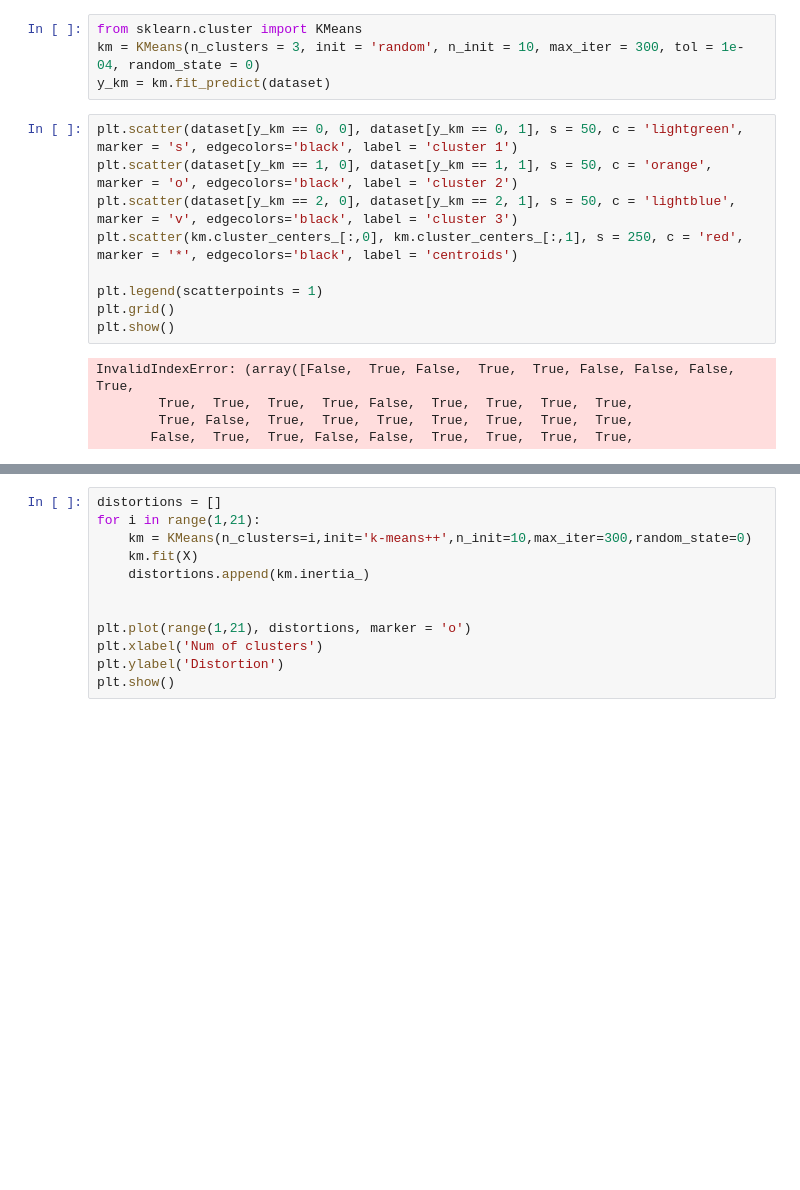
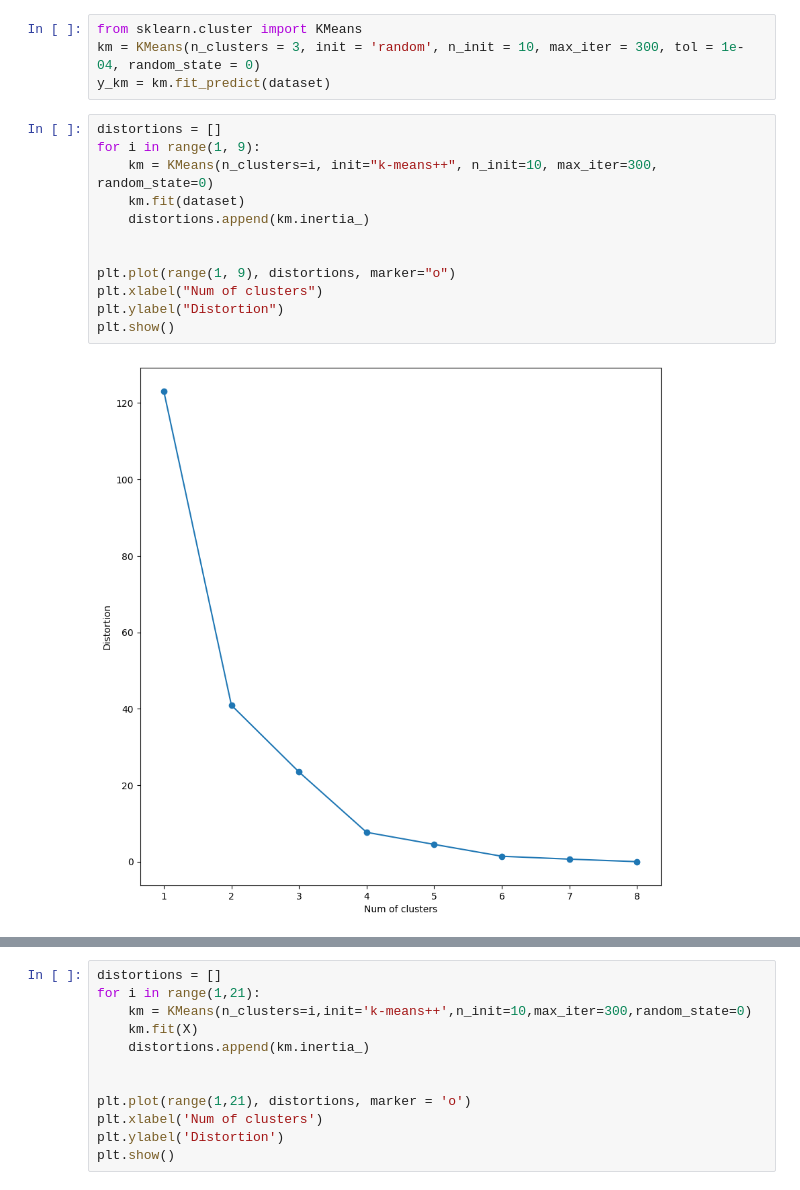
Before and after one commit to luigill/tcc-cluster, a Jupyter notebook: source/cluster-words-alfaba.ipynb, the cells around one changed output, grey strips where cells are left out. Drawn from its saved outputs; the diff is of its cells as text; blank space fills up the shorter version.

```diff
--- a/source/cluster-words-alfaba.ipynb
+++ b/source/cluster-words-alfaba.ipynb
@@ -43,17 +52,17 @@ plt.show()
 from sklearn.cluster import KMeans
 km = KMeans(n_clusters = 3, init = 'random', n_init = 10, max_iter = 300, tol = 1e-04, random_state = 0)
 y_km = km.fit_predict(dataset)
-# %%
-plt.scatter(dataset[y_km == 0, 0], dataset[y_km == 0, 1], s = 50, c = 'lightgreen', marker = 's', edgecolors='black', label = 'cluster 1')
-plt.scatter(dataset[y_km == 1, 0], dataset[y_km == 1, 1], s = 50, c = 'orange', marker = 'o', edgecolors='black', label = 'cluster 2')
-plt.scatter(dataset[y_km == 2, 0], dataset[y_km == 2, 1], s = 50, c = 'lightblue', marker = 'v', edgecolors='black', label = 'cluster 3')
-plt.scatter(km.cluster_centers_[:,0], km.cluster_centers_[:,1], s = 250, c = 'red', marker = '*', edgecolors='black', label = 'centroids')
-
-plt.legend(scatterpoints = 1)
-plt.grid()
-plt.show()
-# %% [output]
-InvalidIndexError: (array([False,  True, False,  True,  True, False, False, False,  True,
-        True,  True,  True,  True, False,  True,  True,  True,  True,
-        True, False,  True,  True,  True,  True,  True,  True,  True,
-       False,  True,  True, False, False,  True,  True,  True,  True,
+# %%
+distortions = []
+for i in range(1, 9):
+    km = KMeans(n_clusters=i, init="k-means++", n_init=10, max_iter=300, random_state=0)
+    km.fit(dataset)
+    distortions.append(km.inertia_)
+
+
+plt.plot(range(1, 9), distortions, marker="o")
+plt.xlabel("Num of clusters")
+plt.ylabel("Distortion")
+plt.show()
+# %% [output]
+[figure, added]
```
Also changed, not shown: parts of 3 cells of this notebook, 2 other files.
